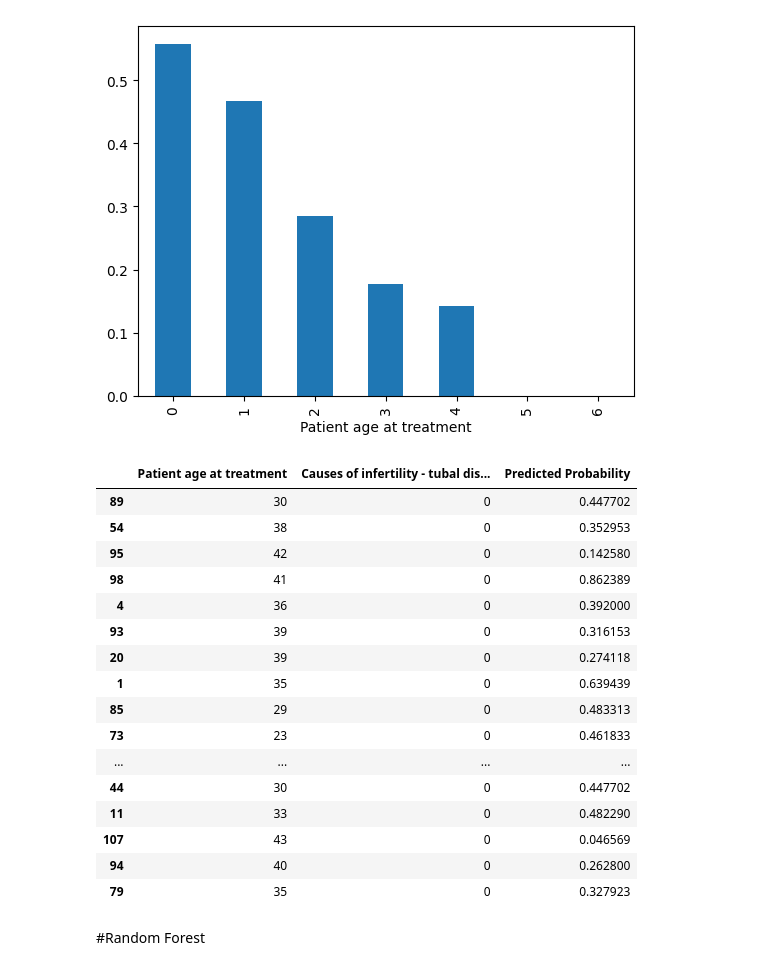
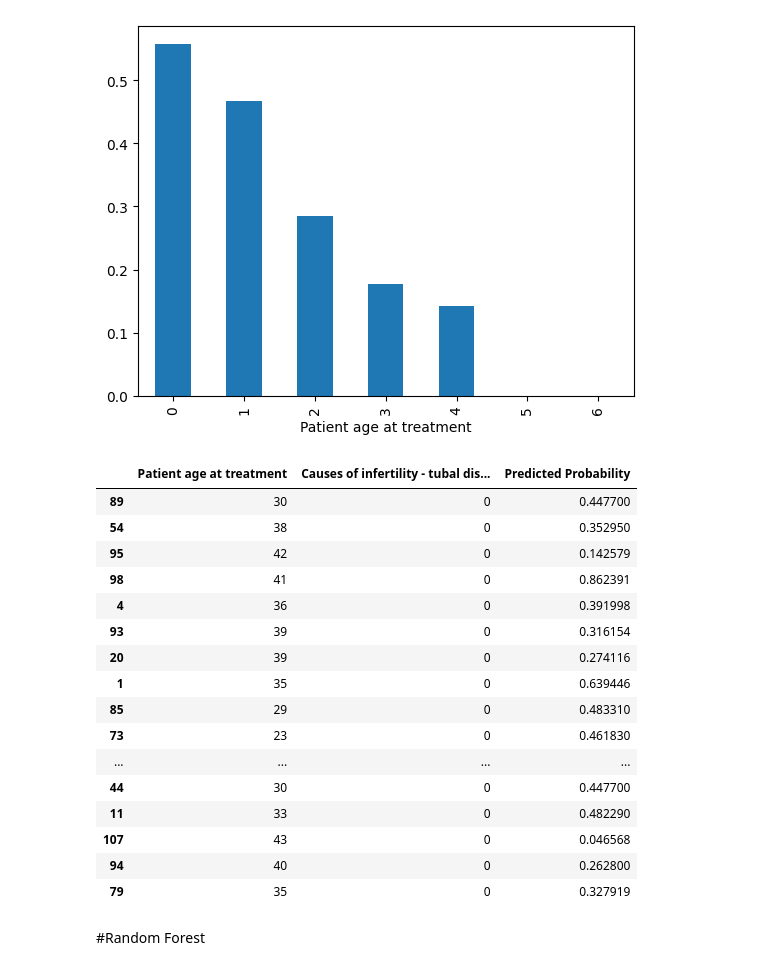
Before and after one commit to benamaranermine/Gaia, a Jupyter notebook: test_pretrainedmodels(gaia).ipynb, the cells around one changed output. Drawn from its saved outputs; the diff is of its cells as text; code cells hidden in the pictures.

```diff
--- a/test_pretrainedmodels(gaia).ipynb
+++ b/test_pretrainedmodels(gaia).ipynb
@@ -725,48 +725,50 @@ X = data[['XB','Total number of previous live births - IVF or DI',
     'Causes of infertility - endometriosis',
     'Causes of infertility - ovulatory disorder',
     'Total number of previous IVF cycles',
-    'Total number of previous DI cycles']]  # You can include other relevant predictors if available
+    'Total number of previous DI cycles'
+          ]]  # You can include other relevant predictors if available
 y = data['Live birth occurrence']
-# Split the dataset
-SEED = 23
-X_new_train, X_new_test, y_new_train, y_new_test = train_test_split(X, y, test_size=0.3, shuffle=True, stratify=y, random_state=SEED)
-# %% [output]
-|  | Patient age at treatment | Causes of infertility - tubal dis... | Predicted Probability |
-| 89 | 30 | 0 | 0.447702 |
-| 54 | 38 | 0 | 0.352953 |
-| 95 | 42 | 0 | 0.142580 |
-| 98 | 41 | 0 | 0.862389 |
-| 4 | 36 | 0 | 0.392000 |
-| 93 | 39 | 0 | 0.316153 |
-| 20 | 39 | 0 | 0.274118 |
-| 1 | 35 | 0 | 0.639439 |
-| 85 | 29 | 0 | 0.483313 |
-| 73 | 23 | 0 | 0.461833 |
-| ... | ... | ... | ... |
-| 44 | 30 | 0 | 0.447702 |
-| 11 | 33 | 0 | 0.482290 |
-| 107 | 43 | 0 | 0.046569 |
-| 94 | 40 | 0 | 0.262800 |
-| 79 | 35 | 0 | 0.327923 |
+# %%
+# Split the dataset
+SEED = 23
+X_new_train, X_new_test, y_new_train, Y_new_test = train_test_split(X, y, test_size=0.3,shuffle=True, stratify=Y, random_state=SEED)
 # %%
 
 # Create and train the logistic regression model
 model = LogisticRegression()
 model.fit(X_new_train, y_new_train)
 
 # Make predictions on the test set to get probabilities
 probabilities = model.predict_proba(X_new_test)[:, 1]
 # Find the ages and tubes in the 'data' DataFrame using the indices from X_new_test
 ages_in_data = data.loc[X_new_test.index, 'Patient age at treatment']
 tubes = data.loc[X_new_test.index, 'Causes of infertility - tubal disease']
+result_df = pd.DataFrame({
+    'Patient age at treatment':ages_in_data,
+    'Causes of infertility - tubal disease':  tubes,
+    'Predicted Probability': probabilities
+})
 
-# Add the predicted probabilities, ages, and tubes to the test set DataFrame
-X_new_test['Predicted Probability'] = probabilities
-X_new_test['Patient age at treatment'] = ages_in_data
-X_new_test['Causes of infertility - tubal disease'] = tubes
-
-# Display the results
-X_new_test[['Patient age at treatment', 'Causes of infertility - tubal disease', 'Predicted Probability']]
+# Display the result DataFrame
+result_df
+# %% [output]
+|  | Patient age at treatment | Causes of infertility - tubal dis... | Predicted Probability |
+| 89 | 30 | 0 | 0.447700 |
+| 54 | 38 | 0 | 0.352950 |
+| 95 | 42 | 0 | 0.142579 |
+| 98 | 41 | 0 | 0.862391 |
+| 4 | 36 | 0 | 0.391998 |
+| 93 | 39 | 0 | 0.316154 |
+| 20 | 39 | 0 | 0.274116 |
+| 1 | 35 | 0 | 0.639446 |
+| 85 | 29 | 0 | 0.483310 |
+| 73 | 23 | 0 | 0.461830 |
+| ... | ... | ... | ... |
+| 44 | 30 | 0 | 0.447700 |
+| 11 | 33 | 0 | 0.482290 |
+| 107 | 43 | 0 | 0.046568 |
+| 94 | 40 | 0 | 0.262800 |
+| 79 | 35 | 0 | 0.327919 |
 # %% [markdown]
 #Random Forest
 # %%
```
